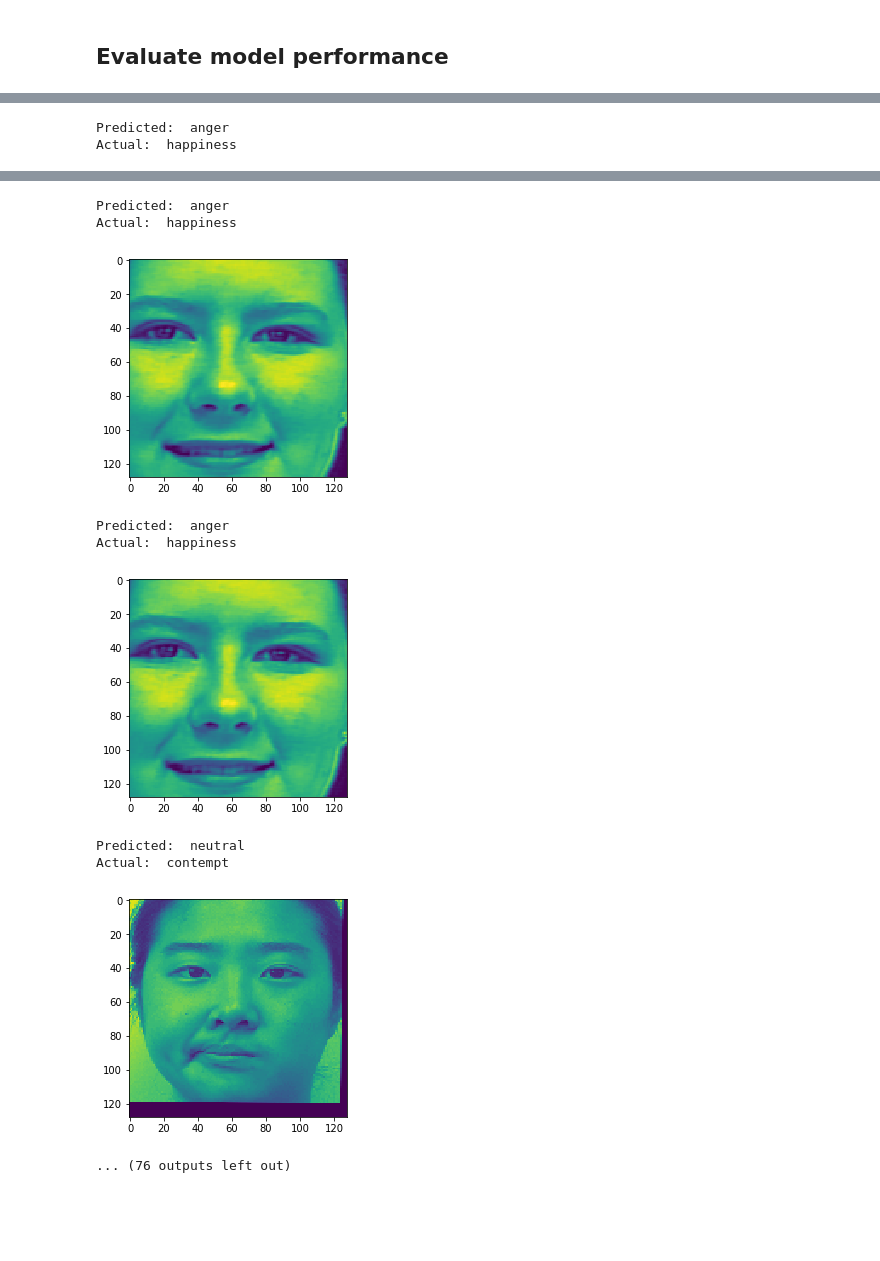
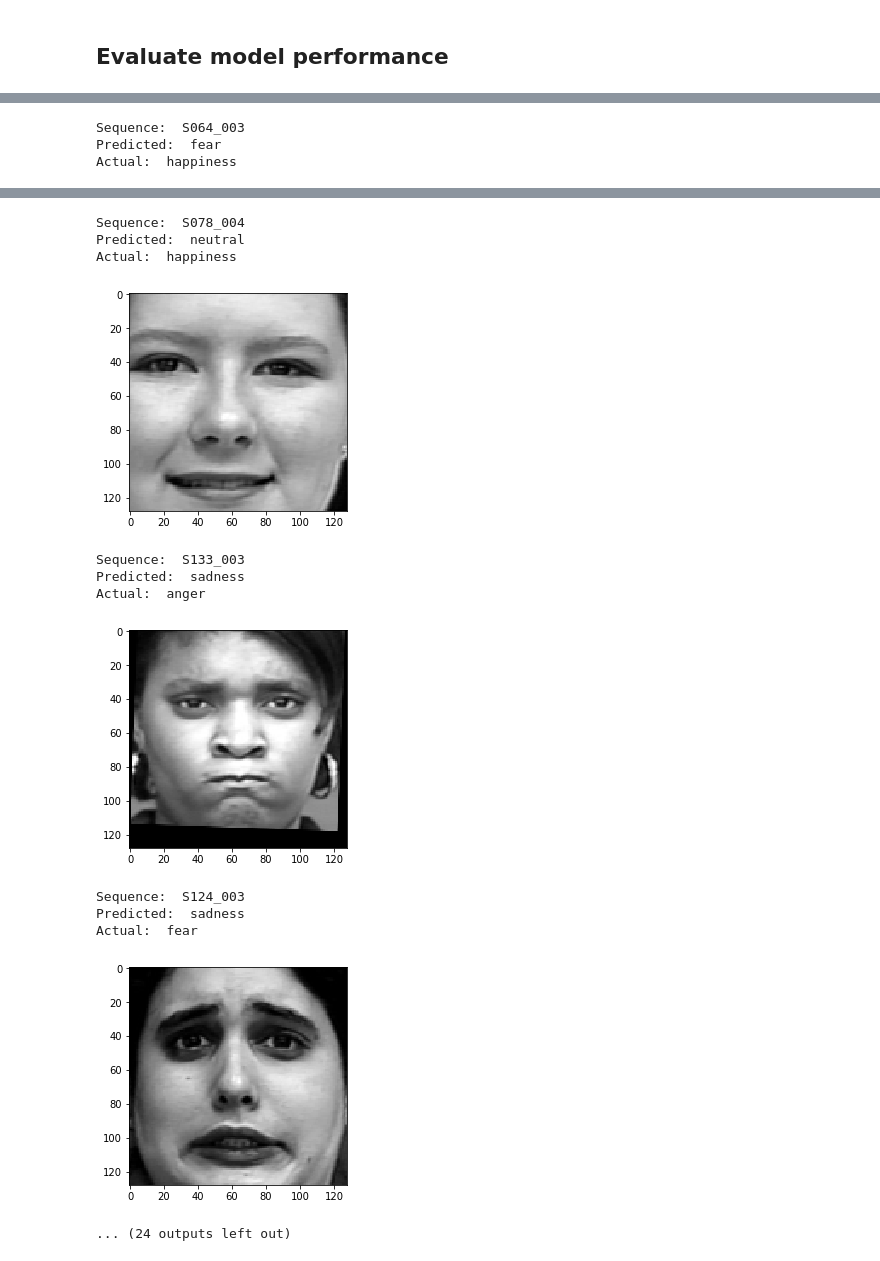
Before and after one commit to chriskhoo/machine_vision, a Jupyter notebook: 21_Jupyter_notebooks/07_cnn_classification_mini.ipynb, the cells around one changed output, grey strips where cells are left out. Saved outputs shown, nothing was run; the diff lists cells and outputs as text; code cells hidden in the pictures; blank space fills up the shorter version.

```diff
--- a/21_Jupyter_notebooks/07_cnn_classification_mini.ipynb
+++ b/21_Jupyter_notebooks/07_cnn_classification_mini.ipynb
@@ -40,6 +39,12 @@ filename_in__emotions_test = path.join('..', '04_processed_data','mini_emotions_
 
 X_test = joblib.load(filename_in__images_test)
 y_test = joblib.load(filename_in__emotions_test)
+# %%
+filename_in__sequence_test = path.join('..', '04_processed_data','mini_sequence_test.pkl')
+sequence_test = joblib.load(filename_in__sequence_test)
+# %%
+X_train = np.divide(X_train, 255)
+X_test = np.divide(X_test, 255)
 # %% [markdown]
 # Build a CNN model
 # %%
@@ -118,7 +123,7 @@ def run_model(classifier, filename):
     callbacks = [early_stopping_monitor]
 
     # Fit classifier
-    history = classifier.fit(X_train, pd.get_dummies(y_train), epochs=20,
+    history = classifier.fit(X_train, pd.get_dummies(y_train), epochs=50,
                             batch_size = 128, validation_split=0.1, callbacks=callbacks)
     endTime = time.clock()
     print("Model is trained in {0} seconds!".format(endTime - startTime))
@@ -202,14 +290,16 @@ incorrect_filter = y_test != test_prediction_1
 emotion_key = ['neutral', 'anger', 'contempt', 'disgust', 'fear', 'happiness', 'sadness', 'surprise' ]
 X_test_incorrect = X_test[incorrect_filter]
 y_test_incorrect = list(y_test[incorrect_filter])
+sequence_test_incorrect = list(sequence_test[incorrect_filter])
 pred_incorrect = list(test_prediction_1[incorrect_filter])
 length = len(X_test_incorrect)
 # %%
 for i in range(length):
+    print( 'Sequence: ', sequence_test_incorrect[i] )
     print( 'Predicted: ', emotion_key[pred_incorrect[i]] )
     print( 'Actual: ', emotion_key[y_test_incorrect[i]] )
     image_side = X_test_incorrect[i].shape[1]
     image = np.reshape(X_test_incorrect[i], (image_side, image_side) )
-    plt.imshow( image)
+    plt.imshow( image, cmap='gray')
     plt.show()
 # %% [output]
@@ -222,2 +314,3 @@ Actual:  happiness
-Predicted:  anger
+Sequence:  S064_003
+Predicted:  fear
 Actual:  happiness
@@ -225,10 +318,13 @@ Actual:  happiness
-Predicted:  anger
+Sequence:  S078_004
+Predicted:  neutral
 Actual:  happiness
-[figure, old version]
+[figure, new version]
-Predicted:  anger
-Actual:  happiness
+Sequence:  S133_003
+Predicted:  sadness
+Actual:  anger
-[figure, old version]
+[figure, new version]
-Predicted:  neutral
-Actual:  contempt
+Sequence:  S124_003
+Predicted:  sadness
+Actual:  fear
-[figure, old version]
+[figure, new version]
-... (76 outputs left out)
+... (24 outputs left out)
```
Also changed, not shown: parts of 14 cells of this notebook, 7 other files.
